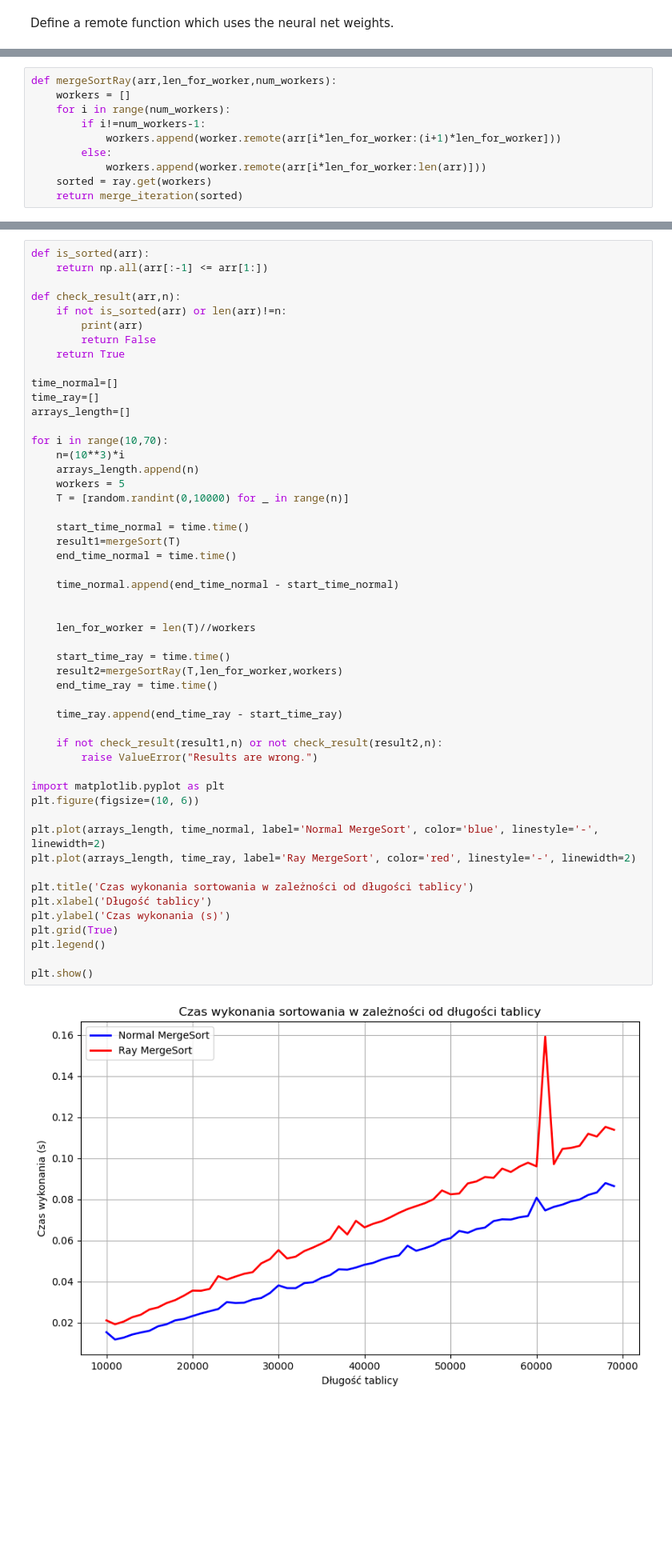
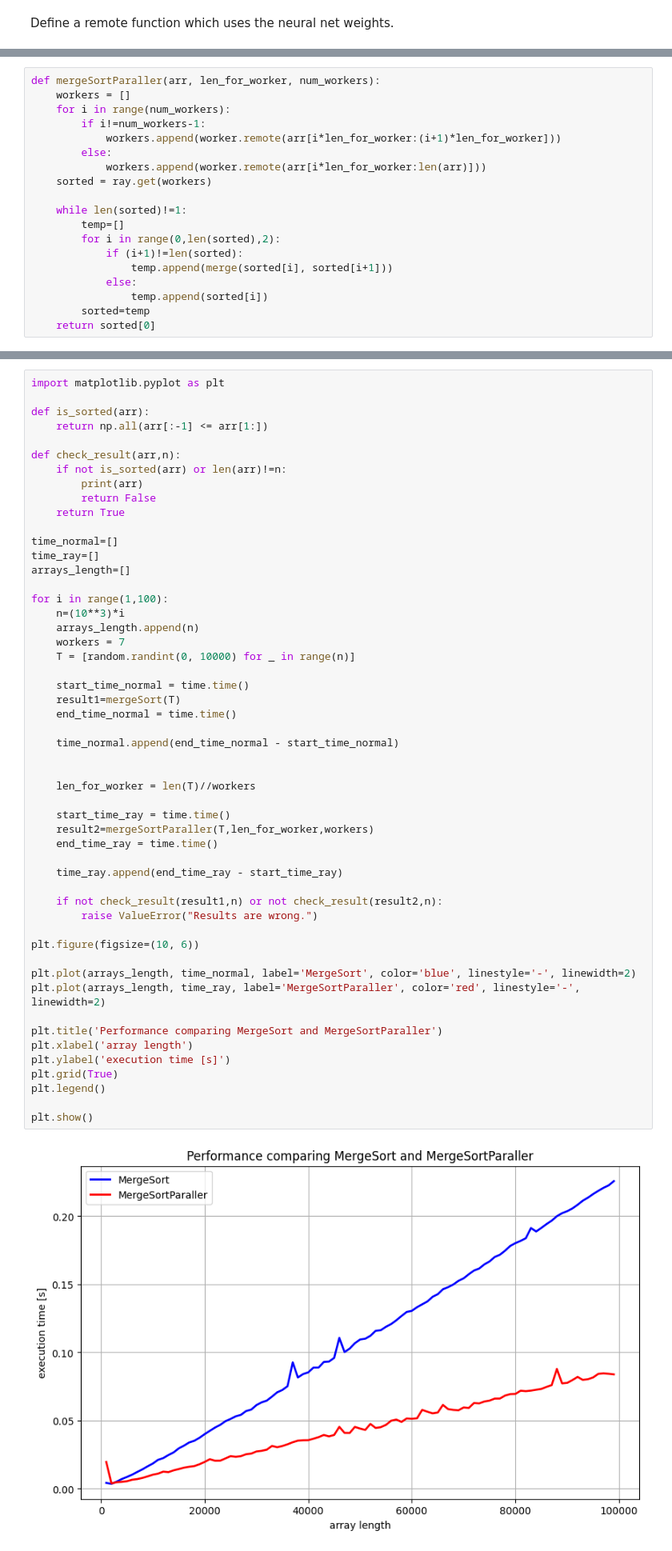
Before and after one commit to bartipablo/Distributed-Systems, a Jupyter notebook: 03-Ray/src/lab-ray.ipynb, the cells around one changed output, grey strips where cells are left out. Shown at 80% size. Cells and saved outputs as stored; diff of their text form; blank space fills up the shorter version.

```diff
--- a/03-Ray/src/lab-ray.ipynb
+++ b/03-Ray/src/lab-ray.ipynb
@@ -834,5 +852,5 @@ def merge_iteration(arr):
 # %%
-def mergeSortRay(arr,len_for_worker,num_workers):
+def mergeSortParaller(arr, len_for_worker, num_workers):
     workers = []
     for i in range(num_workers):
         if i!=num_workers-1:
@@ -840,4 +858,13 @@ def mergeSortRay(arr,len_for_worker,num_workers):
         else:
             workers.append(worker.remote(arr[i*len_for_worker:len(arr)]))
     sorted = ray.get(workers)
-    return merge_iteration(sorted)
+
+    while len(sorted)!=1:
+        temp=[]
+        for i in range(0,len(sorted),2):
+            if (i+1)!=len(sorted):
+                temp.append(merge(sorted[i], sorted[i+1]))
+            else:
+                temp.append(sorted[i])
+        sorted=temp
+    return sorted[0]
@@ -844,4 +873,6 @@ def mergeSortRay(arr,len_for_worker,num_workers):
 # %%
+import matplotlib.pyplot as plt
+
 def is_sorted(arr):
     return np.all(arr[:-1] <= arr[1:])
 
@@ -855,42 +886,41 @@ time_normal=[]
 time_ray=[]
 arrays_length=[]
 
-for i in range(10,70):
+for i in range(1,100):
     n=(10**3)*i
     arrays_length.append(n)
-    workers = 5
-    T = [random.randint(0,10000) for _ in range(n)]
+    workers = 7
+    T = [random.randint(0, 10000) for _ in range(n)]
 
     start_time_normal = time.time()
     result1=mergeSort(T)
     end_time_normal = time.time()
 
     time_normal.append(end_time_normal - start_time_normal)
 
 
     len_for_worker = len(T)//workers
 
     start_time_ray = time.time()
-    result2=mergeSortRay(T,len_for_worker,workers)
+    result2=mergeSortParaller(T,len_for_worker,workers)
     end_time_ray = time.time()
 
     time_ray.append(end_time_ray - start_time_ray)
 
     if not check_result(result1,n) or not check_result(result2,n):
         raise ValueError("Results are wrong.")
 
-import matplotlib.pyplot as plt
 plt.figure(figsize=(10, 6))
 
-plt.plot(arrays_length, time_normal, label='Normal MergeSort', color='blue', linestyle='-', linewidth=2)
-plt.plot(arrays_length, time_ray, label='Ray MergeSort', color='red', linestyle='-', linewidth=2)
+plt.plot(arrays_length, time_normal, label='MergeSort', color='blue', linestyle='-', linewidth=2)
+plt.plot(arrays_length, time_ray, label='MergeSortParaller', color='red', linestyle='-', linewidth=2)
 
-plt.title('Czas wykonania sortowania w zależności od długości tablicy')
-plt.xlabel('Długość tablicy')
-plt.ylabel('Czas wykonania (s)')
+plt.title('Performance comparing MergeSort and MergeSortParaller')
+plt.xlabel('array length')
+plt.ylabel('execution time [s]')
 plt.grid(True)
 plt.legend()
 
 plt.show()
 # %% [output]
-[figure, old version]
+[figure, new version]
```
Also changed, not shown: parts of 20 cells of this notebook.
